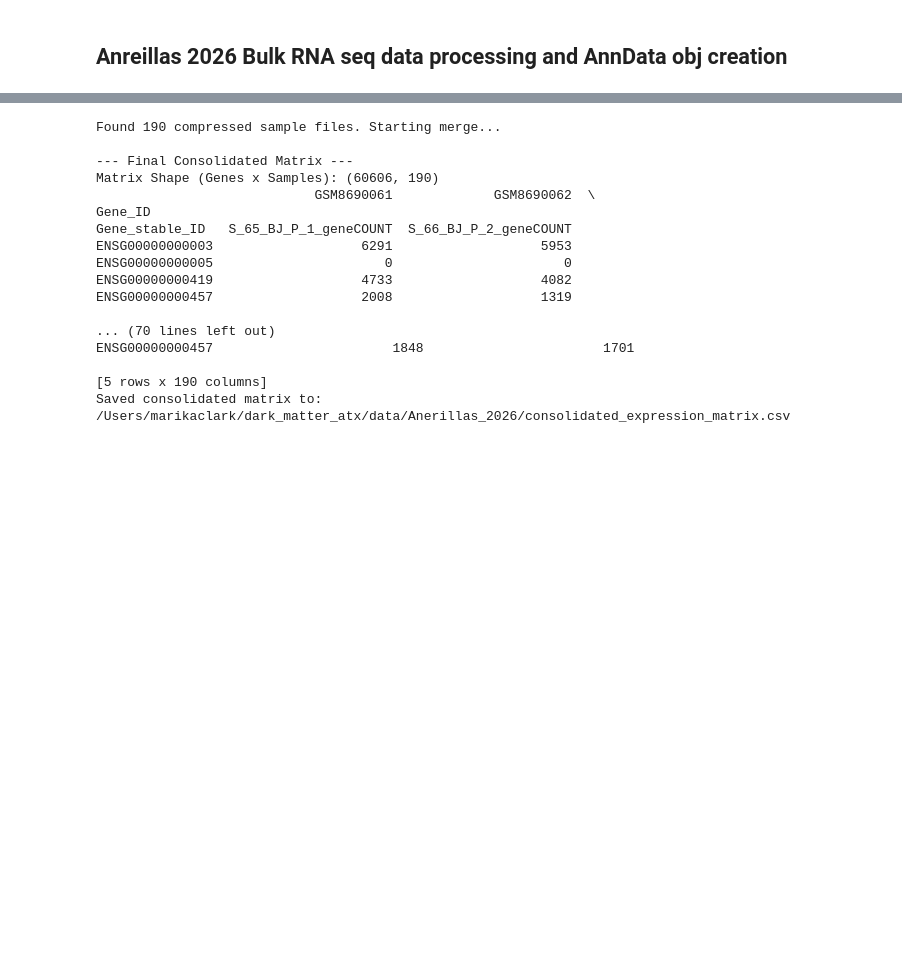
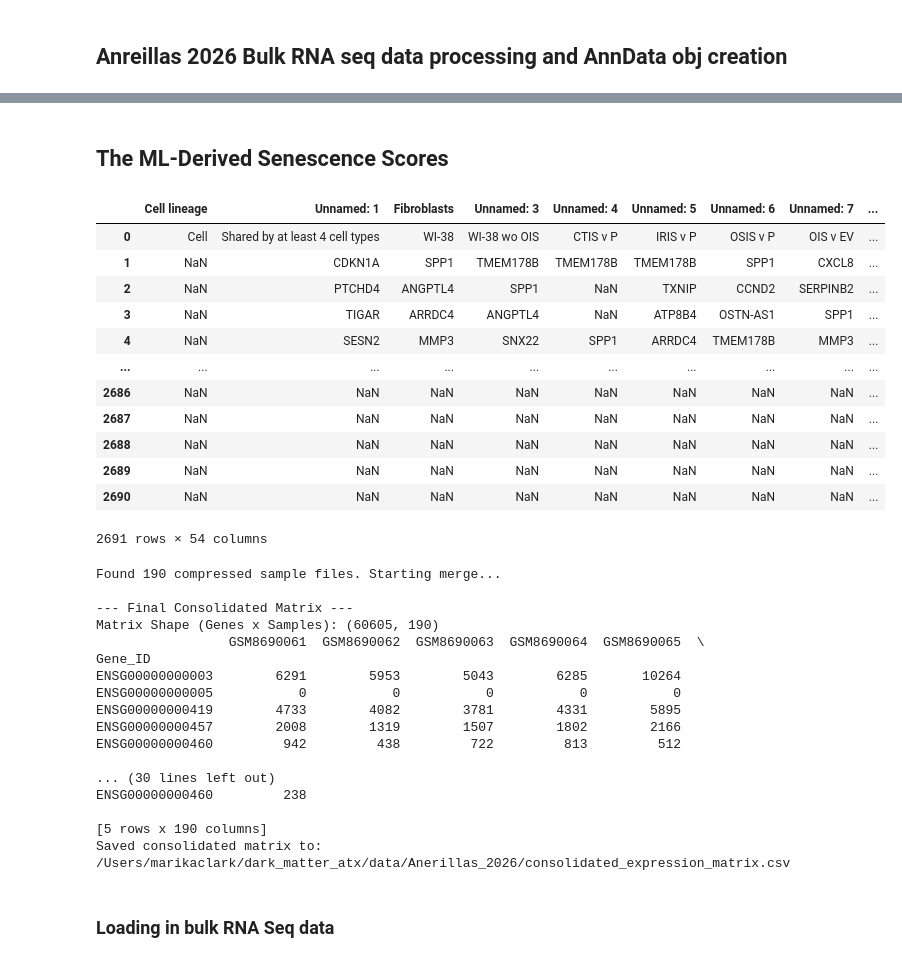
Before and after one commit to marika-clark/dark_matter_atx, a Jupyter notebook: data_processing/Anerillas_2026.ipynb, the cells around one changed output, grey strips where cells are left out. Drawn from its saved outputs; the diff is of its cells as text; code cells hidden in the pictures; blank space fills up the shorter version.

```diff
--- a/data_processing/Anerillas_2026.ipynb
+++ b/data_processing/Anerillas_2026.ipynb
@@ -2,0 +13,18 @@
+# %% [markdown]
+## The ML-Derived Senescence Scores
+# %%
+pd.read_excel("/Users/marikaclark/dark_matter_atx/data/Anerillas_2026/ML_Senescence_Weights.xlsx")
+# %% [output]
+|  | Cell lineage | Unnamed: 1 | Fibroblasts | Unnamed: 3 | Unnamed: 4 | Unnamed: 5 | Unnamed: 6 | Unnamed: 7 | ... |
+| 0 | Cell | Shared by at least 4 cell types | WI-38 | WI-38 wo OIS | CTIS v P | IRIS v P | OSIS v P | OIS v EV | ... |
+| 1 | NaN | CDKN1A | SPP1 | TMEM178B | TMEM178B | TMEM178B | SPP1 | CXCL8 | ... |
+| 2 | NaN | PTCHD4 | ANGPTL4 | SPP1 | NaN | TXNIP | CCND2 | SERPINB2 | ... |
+| 3 | NaN | TIGAR | ARRDC4 | ANGPTL4 | NaN | ATP8B4 | OSTN-AS1 | SPP1 | ... |
+| 4 | NaN | SESN2 | MMP3 | SNX22 | SPP1 | ARRDC4 | TMEM178B | MMP3 | ... |
+| ... | ... | ... | ... | ... | ... | ... | ... | ... | ... |
+| 2686 | NaN | NaN | NaN | NaN | NaN | NaN | NaN | NaN | ... |
+| 2687 | NaN | NaN | NaN | NaN | NaN | NaN | NaN | NaN | ... |
+| 2688 | NaN | NaN | NaN | NaN | NaN | NaN | NaN | NaN | ... |
+| 2689 | NaN | NaN | NaN | NaN | NaN | NaN | NaN | NaN | ... |
+| 2690 | NaN | NaN | NaN | NaN | NaN | NaN | NaN | NaN | ... |
+2691 rows × 54 columns
@@ -3,42 +40,38 @@
 # %%
-import os
-import pandas as pd
 
-# Point this directly to the folder that already exists
 extract_dir = "/Users/marikaclark/dark_matter_atx/data/Anerillas_2026/GSE284666_RAW"
-
-# Step 2: Loop through the .gz files and merge them side-by-side
 expression_data = {}
 
-# Get a sorted list of all the .gz files in the folder
 gz_files = sorted([f for f in os.listdir(extract_dir) if f.endswith('.gz')])
 
 if len(gz_files) == 0:
-    raise FileNotFoundError(f"No .gz files found in {extract_dir}. Please double check the folder contents.")
+    raise FileNotFoundError(f"No .gz files found in {extract_dir}.")
 
 print(f"Found {len(gz_files)} compressed sample files. Starting merge...")
 
 for file_name in gz_files:
-    # Extract a clean sample ID from the filename (e.g., "GSM8690061")
     sample_id = file_name.split('_')[0]
     file_path = os.path.join(extract_dir, file_name)
 
-    # Read the individual file (pandas handles .gz decompression automatically)
-    # Note: Using header=None and names assumes a standard 2-column layout (Gene, Count)
-    df = pd.read_csv(file_path, sep="\t", header=None, names=["Gene_ID", "Count"])
+    # FIX: Tell pandas row 0 is the header.
+    # Use usecols=[0, 1] to ensure we only grab the first two columns if there are extras.
+    df = pd.read_csv(file_path, sep="\t", header=0, usecols=[0, 1])
 
-    # Set the Gene_ID as index and save the counts under the sample's ID
+    # Rename the columns explicitly so we know what's what
+    df.columns = ["Gene_ID", sample_id]
+
+    # Set the index and save it
     df.set_index("Gene_ID", inplace=True)
-    expression_data[sample_id] = df["Count"]
+    expression_data[sample_id] = df[sample_id]
 
-# Step 3: Combine all individual series into a single matrix DataFrame
+# Combine all individual series into a single matrix DataFrame
 merged_expr_df = pd.DataFrame(expression_data)
 
 print("\n--- Final Consolidated Matrix ---")
 print("Matrix Shape (Genes x Samples):", merged_expr_df.shape)
 print(merged_expr_df.head())
 
-# Save your clean matrix so you don't have to rebuild it next time!
+# Save your clean matrix
 output_path = os.path.join(os.path.dirname(extract_dir), "consolidated_expression_matrix.csv")
 merged_expr_df.to_csv(output_path)
 print(f"Saved consolidated matrix to: {output_path}")
@@ -46,17 +79,19 @@ print(f"Saved consolidated matrix to: {output_path}")
 Found 190 compressed sample files. Starting merge...
 
 --- Final Consolidated Matrix ---
-Matrix Shape (Genes x Samples): (60606, 190)
-                            GSM8690061             GSM8690062  \
+Matrix Shape (Genes x Samples): (60605, 190)
+                 GSM8690061  GSM8690062  GSM8690063  GSM8690064  GSM8690065  \
 Gene_ID
-Gene_stable_ID   S_65_BJ_P_1_geneCOUNT  S_66_BJ_P_2_geneCOUNT
-ENSG00000000003                   6291                   5953
-ENSG00000000005                      0                      0
-ENSG00000000419                   4733                   4082
-ENSG00000000457                   2008                   1319
+ENSG00000000003        6291        5953        5043        6285       10264
+ENSG00000000005           0           0           0           0           0
+ENSG00000000419        4733        4082        3781        4331        5895
+ENSG00000000457        2008        1319        1507        1802        2166
+ENSG00000000460         942         438         722         813         512
 
-... (70 lines left out)
-ENSG00000000457                       1848                       1701
+... (30 lines left out)
+ENSG00000000460         238
 
 [5 rows x 190 columns]
 Saved consolidated matrix to: /Users/marikaclark/dark_matter_atx/data/Anerillas_2026/consolidated_expression_matrix.csv
+# %% [markdown]
+### Loading in bulk RNA Seq data
```
Also changed, not shown: parts of 19 cells of this notebook, 2 other files.
